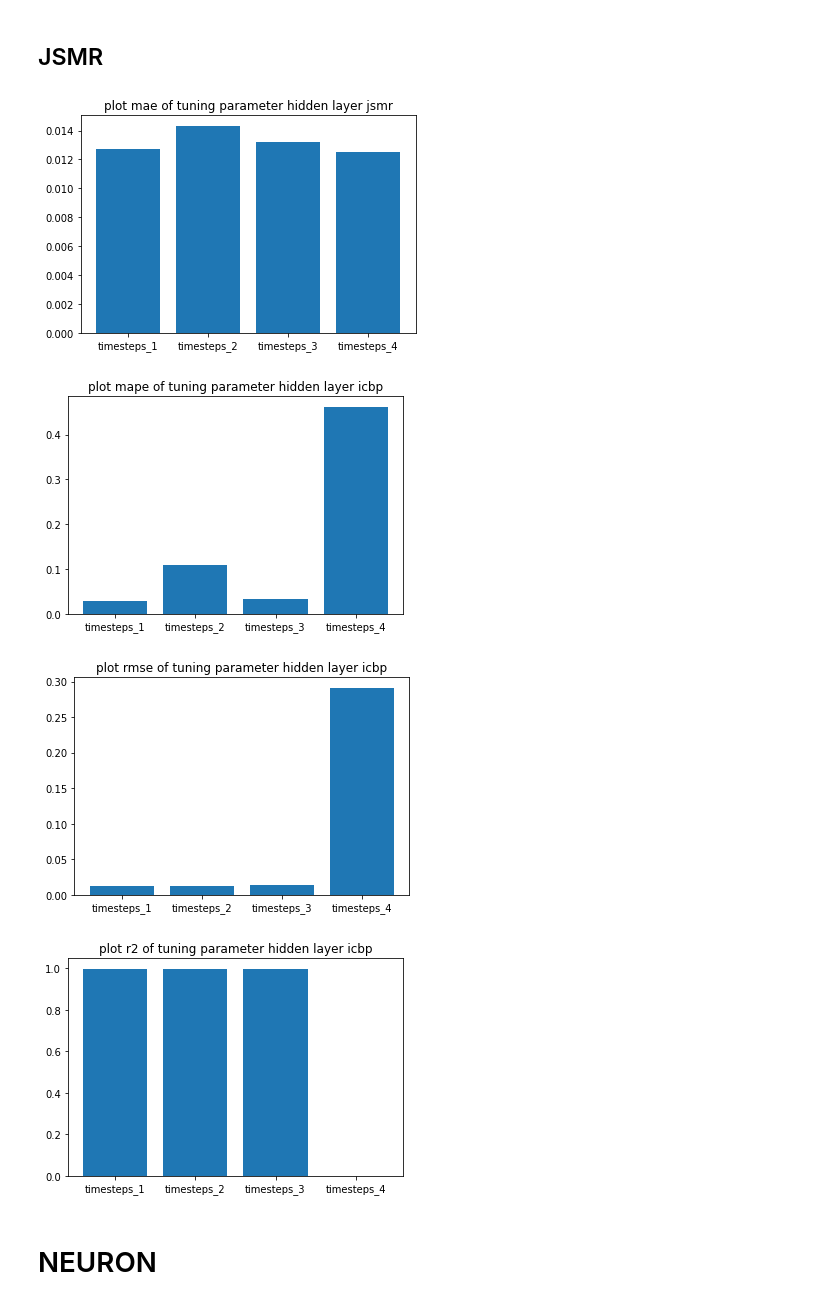
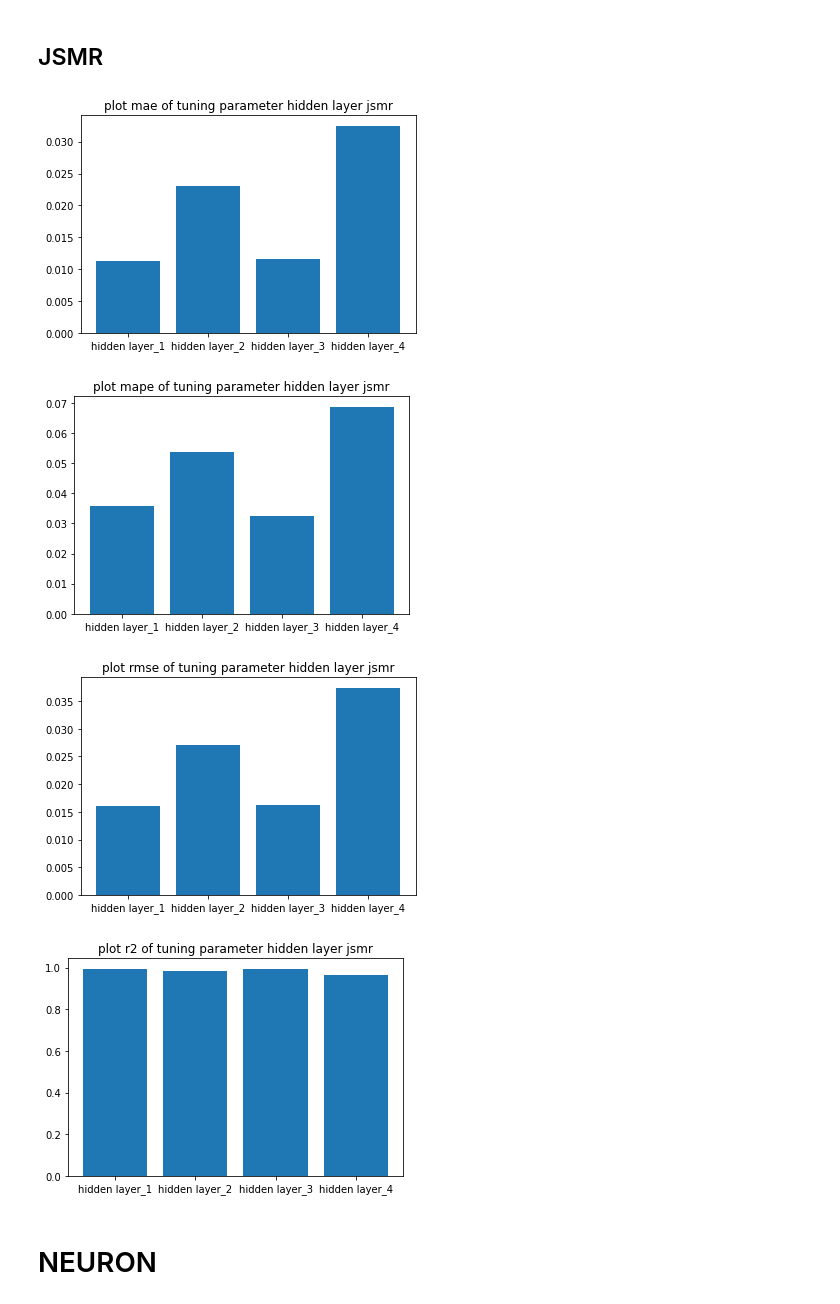
Before and after one commit to Limeless04/Stock-Price-modeling-with-LSTM, a Jupyter notebook: lstm_plot.ipynb, the cells around one changed output. Drawn from its saved outputs; the diff is of its cells as text; code cells hidden in the pictures.

```diff
--- a/lstm_plot.ipynb
+++ b/lstm_plot.ipynb
@@ -159,15 +187,15 @@ rmse_jsmr_hl = {'hidden layer_1':0.016052783071759058,'hidden layer_2':0.0270281
 
 r2_jsmr_hl = {'hidden layer_1':0.9943690684509984,'hidden layer_2':0.984495483254619,'hidden layer_3':0.9941938767627192,'hidden layer_4':0.965350130015121}
 # %%
-plot_metriks(mae_jsmr,"plot mae of tuning parameter hidden layer jsmr")
-plot_metriks(mape_icbp,"plot mape of tuning parameter hidden layer icbp")
-plot_metriks(rmse_icbp,"plot rmse of tuning parameter hidden layer icbp")
-plot_metriks(r2_icbp,"plot r2 of tuning parameter hidden layer icbp")
+plot_metriks(mae_jsmr_hl,"plot mae of tuning parameter hidden layer jsmr")
+plot_metriks(mape_jsmr_hl,"plot mape of tuning parameter hidden layer jsmr")
+plot_metriks(rmse_jsmr_hl,"plot rmse of tuning parameter hidden layer jsmr")
+plot_metriks(r2_jsmr_hl,"plot r2 of tuning parameter hidden layer jsmr")
 # %% [output]
-[figure, old version]
+[figure, new version]
-[figure, old version]
+[figure, new version]
-[figure, old version]
+[figure, new version]
-[figure, old version]
+[figure, new version]
 # %% [markdown]
 # NEURON
 # %% [markdown]
```
Also changed, not shown: parts of 65 cells of this notebook, 1 other file.
